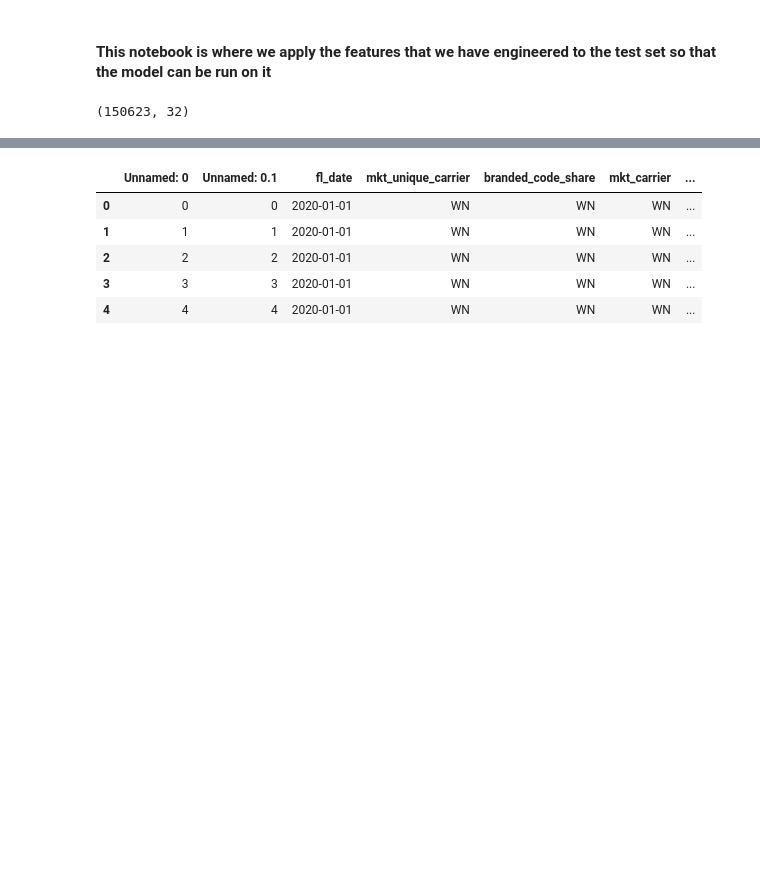
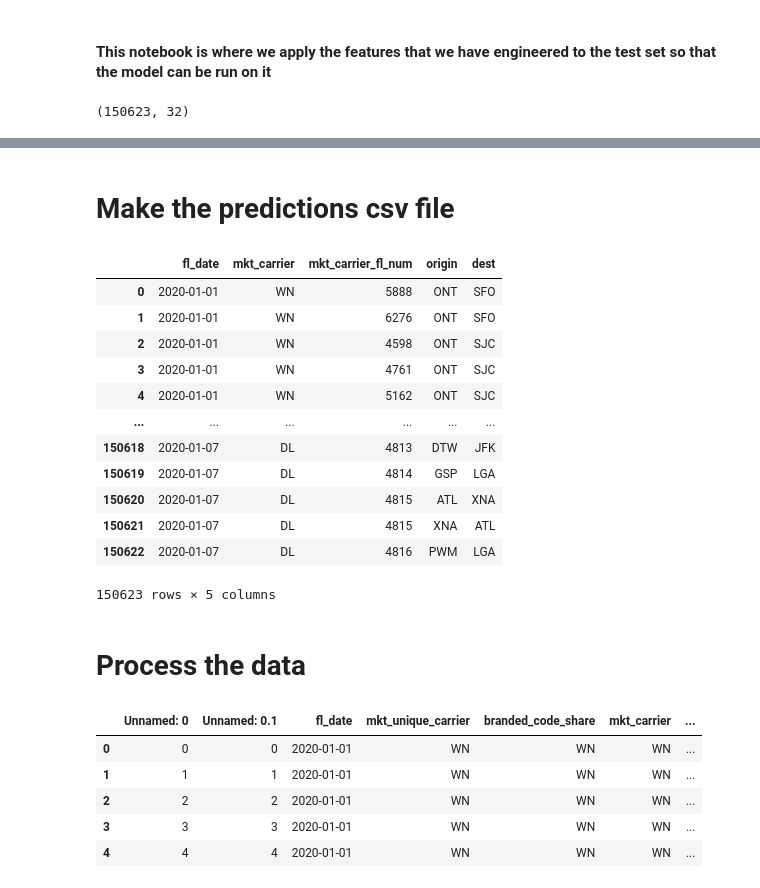
Before and after one commit to bernpb/Flight_Delay_Prediction, a Jupyter notebook: bern_test_data_processing.ipynb, the cells around one changed output, grey strips where cells are left out. Saved outputs shown, nothing was run; the diff lists cells and outputs as text; code cells hidden in the pictures; blank space fills up the shorter version.

```diff
--- a/bern_test_data_processing.ipynb
+++ b/bern_test_data_processing.ipynb
@@ -37,0 +37,25 @@ There are flights to and from Ontario in the table.  As this challenge is based
+# %% [markdown]
+# Make the predictions csv file
+# %%
+# Make a dataframe for the predictions csv file
+
+pred_frame = data[['fl_date',
+                  'mkt_carrier',
+                  'mkt_carrier_fl_num',
+                  'origin',
+                  'dest']]
+pred_frame
+# %% [output]
+|  | fl_date | mkt_carrier | mkt_carrier_fl_num | origin | dest |
+| 0 | 2020-01-01 | WN | 5888 | ONT | SFO |
+| 1 | 2020-01-01 | WN | 6276 | ONT | SFO |
+| 2 | 2020-01-01 | WN | 4598 | ONT | SJC |
+| 3 | 2020-01-01 | WN | 4761 | ONT | SJC |
+| 4 | 2020-01-01 | WN | 5162 | ONT | SJC |
+| ... | ... | ... | ... | ... | ... |
+| 150618 | 2020-01-07 | DL | 4813 | DTW | JFK |
+| 150619 | 2020-01-07 | DL | 4814 | GSP | LGA |
+| 150620 | 2020-01-07 | DL | 4815 | ATL | XNA |
+| 150621 | 2020-01-07 | DL | 4815 | XNA | ATL |
+| 150622 | 2020-01-07 | DL | 4816 | PWM | LGA |
+150623 rows × 5 columns
@@ -38,3 +64,5 @@ There are flights to and from Ontario in the table.  As this challenge is based
+# %% [markdown]
+# Process the data
 # %%
 # Break fl_date up into it's component day, month, year components
 
```
Also changed, not shown: parts of 16 cells of this notebook, 14 other files.
